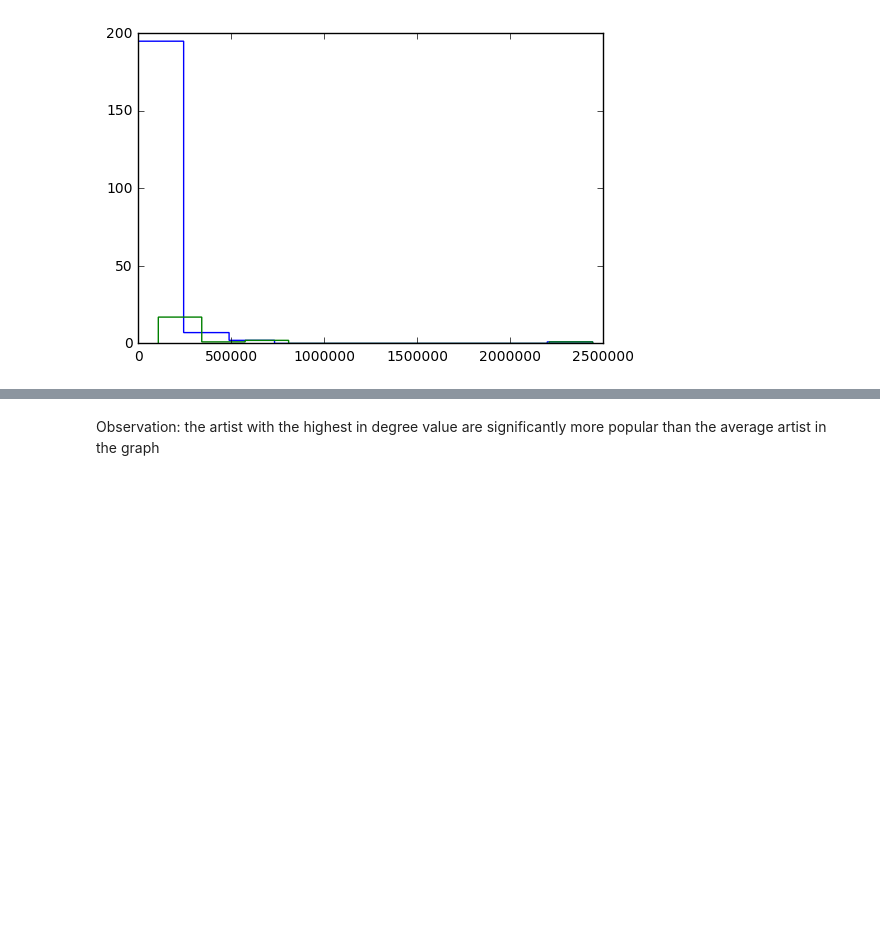
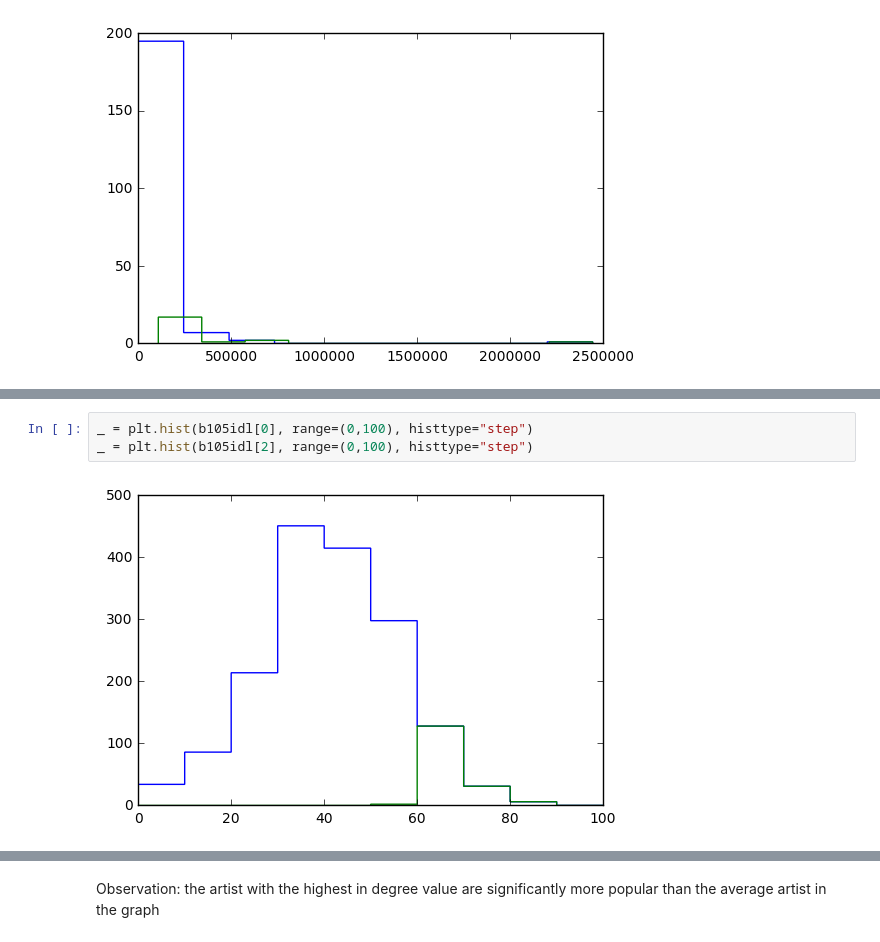
Before and after one commit to bmachlin/SpotifyArtistNetwork, a Jupyter notebook: data/ntwrks final beatles.ipynb, the cells around one changed output, grey strips where cells are left out. Saved outputs shown, nothing was run; the diff lists cells and outputs as text; blank space fills up the shorter version.

```diff
--- a/data/ntwrks final beatles.ipynb
+++ b/data/ntwrks final beatles.ipynb
@@ -183,0 +196,5 @@ _ = plt.hist(b55idl[3], histtype="step")
+# %%
+_ = plt.hist(b105idl[0], range=(0,100), histtype="step")
+_ = plt.hist(b105idl[2], range=(0,100), histtype="step")
+# %% [output]
+[figure, added]
```
Also changed, not shown: parts of 23 cells of this notebook, 20 other files.
